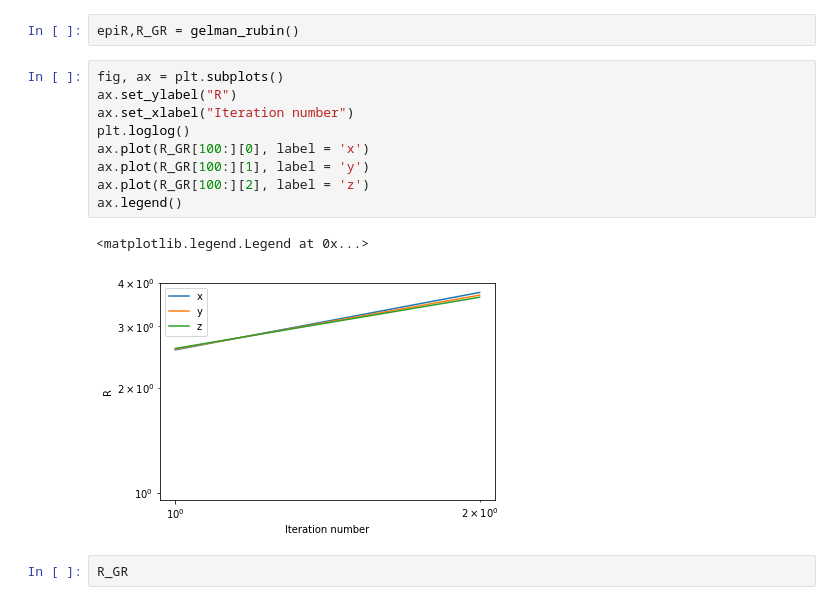
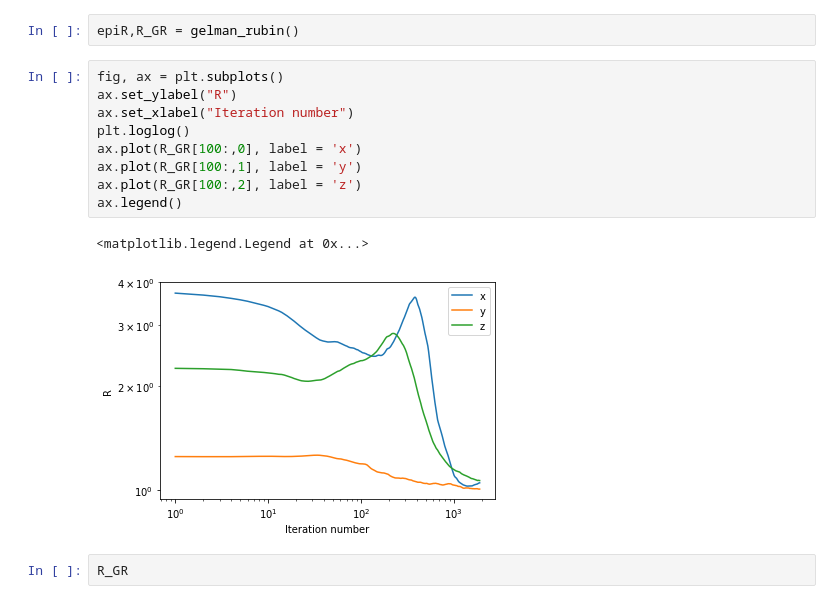
Before and after one commit to jdprada1760/JesusPrada_Ej2, a Jupyter notebook: Sismic_HamiltonianMCMC.ipynb, the cells around one changed output. Saved outputs shown, nothing was run; the diff lists cells and outputs as text.

```diff
--- a/Sismic_HamiltonianMCMC.ipynb
+++ b/Sismic_HamiltonianMCMC.ipynb
@@ -210,15 +210,15 @@ epiR,R_GR = gelman_rubin()
 # %%
 fig, ax = plt.subplots()
 ax.set_ylabel("R")
 ax.set_xlabel("Iteration number")
 plt.loglog()
-ax.plot(R_GR[100:][0], label = 'x')
-ax.plot(R_GR[100:][1], label = 'y')
-ax.plot(R_GR[100:][2], label = 'z')
+ax.plot(R_GR[100:,0], label = 'x')
+ax.plot(R_GR[100:,1], label = 'y')
+ax.plot(R_GR[100:,2], label = 'z')
 ax.legend()
 # %% [output]
 <matplotlib.legend.Legend at 0x...>
-[figure, old version]
+[figure, new version]
 # %%
 R_GR
 # %% [output]
```
